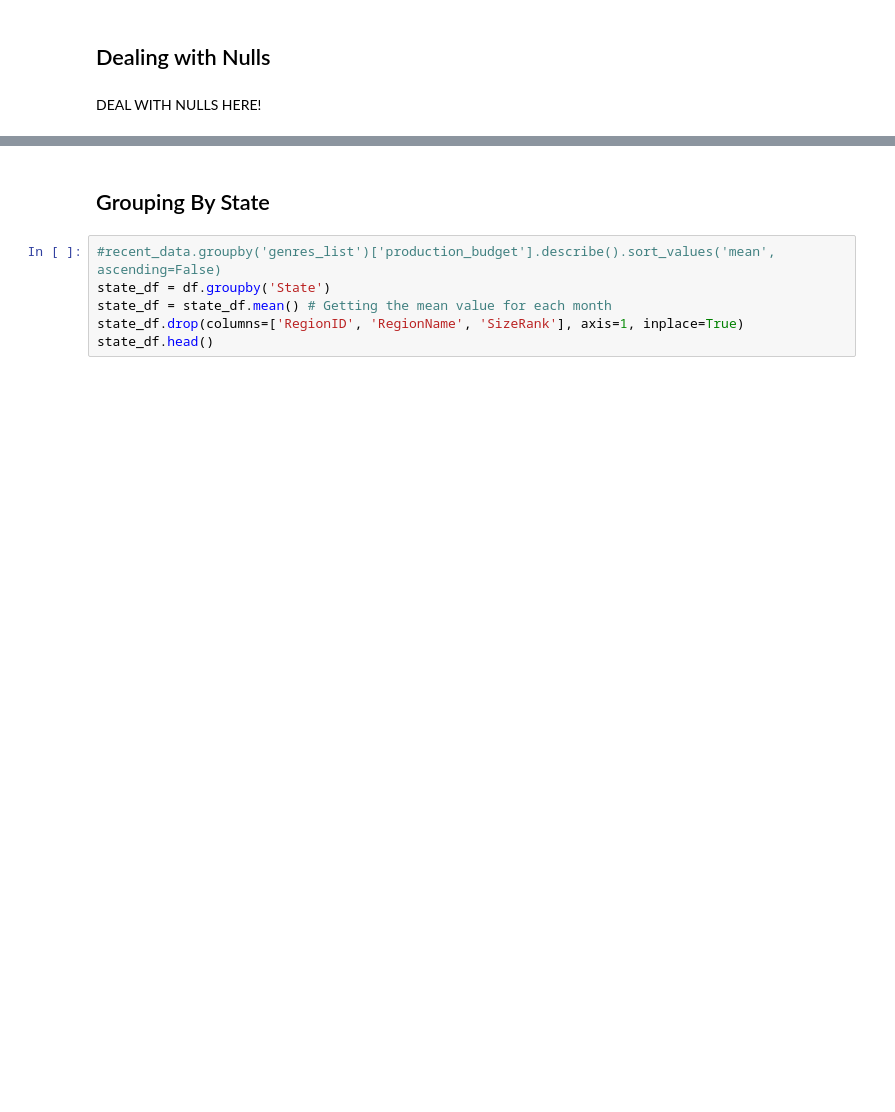
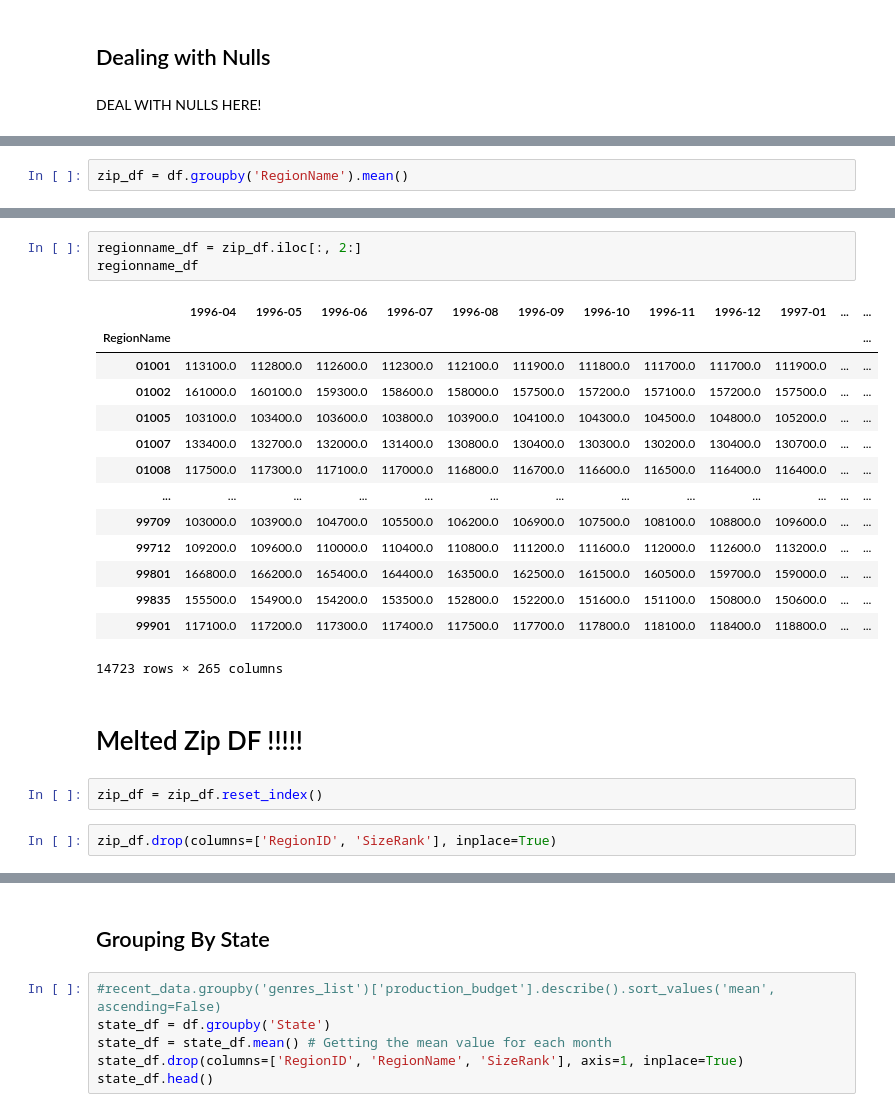
Before and after one commit to jxn628/dsc-phase-4-project-1, a Jupyter notebook: student.ipynb, the cells around one changed output, grey strips where cells are left out. Drawn from its saved outputs; the diff is of its cells as text; blank space fills up the shorter version.

```diff
--- a/student.ipynb
+++ b/student.ipynb
@@ -108,0 +224,2 @@ DEAL WITH NULLS HERE!
+# %%
+zip_df = df.groupby('RegionName').mean()
@@ -108,0 +245,24 @@ DEAL WITH NULLS HERE!
+# %%
+regionname_df = zip_df.iloc[:, 2:]
+regionname_df
+# %% [output]
+|  | 1996-04 | 1996-05 | 1996-06 | 1996-07 | 1996-08 | 1996-09 | 1996-10 | 1996-11 | 1996-12 | 1997-01 | ... | ... |
+| RegionName |  |  |  |  |  |  |  |  |  |  |  | ... |
+| 01001 | 113100.0 | 112800.0 | 112600.0 | 112300.0 | 112100.0 | 111900.0 | 111800.0 | 111700.0 | 111700.0 | 111900.0 | ... | ... |
+| 01002 | 161000.0 | 160100.0 | 159300.0 | 158600.0 | 158000.0 | 157500.0 | 157200.0 | 157100.0 | 157200.0 | 157500.0 | ... | ... |
+| 01005 | 103100.0 | 103400.0 | 103600.0 | 103800.0 | 103900.0 | 104100.0 | 104300.0 | 104500.0 | 104800.0 | 105200.0 | ... | ... |
+| 01007 | 133400.0 | 132700.0 | 132000.0 | 131400.0 | 130800.0 | 130400.0 | 130300.0 | 130200.0 | 130400.0 | 130700.0 | ... | ... |
+| 01008 | 117500.0 | 117300.0 | 117100.0 | 117000.0 | 116800.0 | 116700.0 | 116600.0 | 116500.0 | 116400.0 | 116400.0 | ... | ... |
+| ... | ... | ... | ... | ... | ... | ... | ... | ... | ... | ... | ... | ... |
+| 99709 | 103000.0 | 103900.0 | 104700.0 | 105500.0 | 106200.0 | 106900.0 | 107500.0 | 108100.0 | 108800.0 | 109600.0 | ... | ... |
+| 99712 | 109200.0 | 109600.0 | 110000.0 | 110400.0 | 110800.0 | 111200.0 | 111600.0 | 112000.0 | 112600.0 | 113200.0 | ... | ... |
+| 99801 | 166800.0 | 166200.0 | 165400.0 | 164400.0 | 163500.0 | 162500.0 | 161500.0 | 160500.0 | 159700.0 | 159000.0 | ... | ... |
+| 99835 | 155500.0 | 154900.0 | 154200.0 | 153500.0 | 152800.0 | 152200.0 | 151600.0 | 151100.0 | 150800.0 | 150600.0 | ... | ... |
+| 99901 | 117100.0 | 117200.0 | 117300.0 | 117400.0 | 117500.0 | 117700.0 | 117800.0 | 118100.0 | 118400.0 | 118800.0 | ... | ... |
+14723 rows × 265 columns
+# %% [markdown]
+# Melted Zip DF !!!!!
+# %%
+zip_df = zip_df.reset_index()
+# %%
+zip_df.drop(columns=['RegionID', 'SizeRank'], inplace=True)
```
Also changed, not shown: parts of 38 cells of this notebook.
